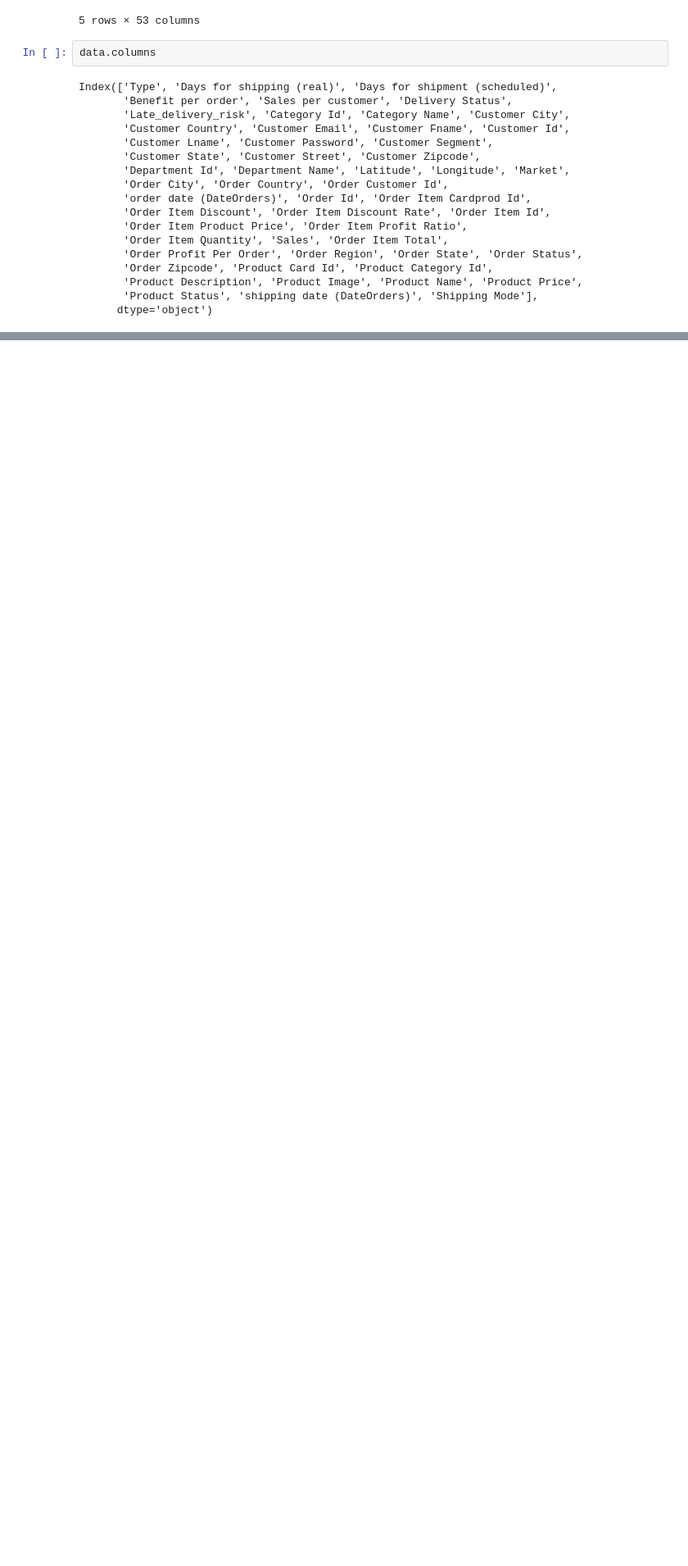
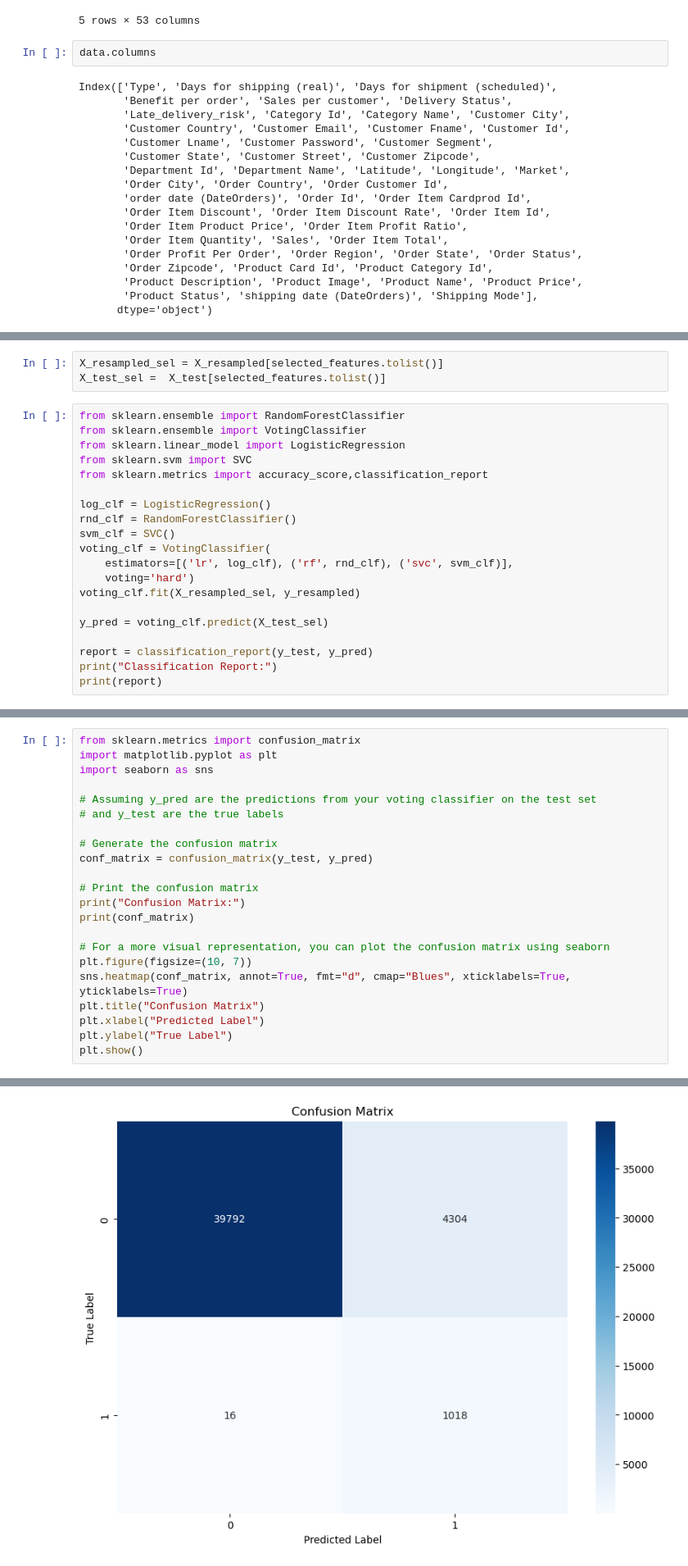
Before and after one commit to McGill-MMA-EnterpriseAnalytics/DataCo_Supply_Chain, a Jupyter notebook: models/Order_Fraud_Detection.ipynb, the cells around one changed output, grey strips where cells are left out. Shown at 82% size. Saved outputs shown, nothing was run; the diff lists cells and outputs as text; blank space fills up the shorter version.

```diff
--- a/models/Order_Fraud_Detection.ipynb
+++ b/models/Order_Fraud_Detection.ipynb
@@ -38,0 +176,23 @@ data['shipping date']= pd.to_datetime(data['shipping date (DateOrders)'])
+# %%
+X_resampled_sel = X_resampled[selected_features.tolist()]
+X_test_sel =  X_test[selected_features.tolist()]
+# %%
+from sklearn.ensemble import RandomForestClassifier
+from sklearn.ensemble import VotingClassifier
+from sklearn.linear_model import LogisticRegression
+from sklearn.svm import SVC
+from sklearn.metrics import accuracy_score,classification_report
+
+log_clf = LogisticRegression()
+rnd_clf = RandomForestClassifier()
+svm_clf = SVC()
+voting_clf = VotingClassifier(
+    estimators=[('lr', log_clf), ('rf', rnd_clf), ('svc', svm_clf)],
+    voting='hard')
+voting_clf.fit(X_resampled_sel, y_resampled)
+
+y_pred = voting_clf.predict(X_test_sel)
+
+report = classification_report(y_test, y_pred)
+print("Classification Report:")
+print(report)
@@ -38,0 +209,23 @@ data['shipping date']= pd.to_datetime(data['shipping date (DateOrders)'])
+# %%
+from sklearn.metrics import confusion_matrix
+import matplotlib.pyplot as plt
+import seaborn as sns
+
+# Assuming y_pred are the predictions from your voting classifier on the test set
+# and y_test are the true labels
+
+# Generate the confusion matrix
+conf_matrix = confusion_matrix(y_test, y_pred)
+
+# Print the confusion matrix
+print("Confusion Matrix:")
+print(conf_matrix)
+
+# For a more visual representation, you can plot the confusion matrix using seaborn
+plt.figure(figsize=(10, 7))
+sns.heatmap(conf_matrix, annot=True, fmt="d", cmap="Blues", xticklabels=True, yticklabels=True)
+plt.title("Confusion Matrix")
+plt.xlabel("Predicted Label")
+plt.ylabel("True Label")
+plt.show()
+# %% [output]
@@ -38,0 +235 @@ data['shipping date']= pd.to_datetime(data['shipping date (DateOrders)'])
+[figure, added]
```
Also changed, not shown: parts of 21 cells of this notebook.
